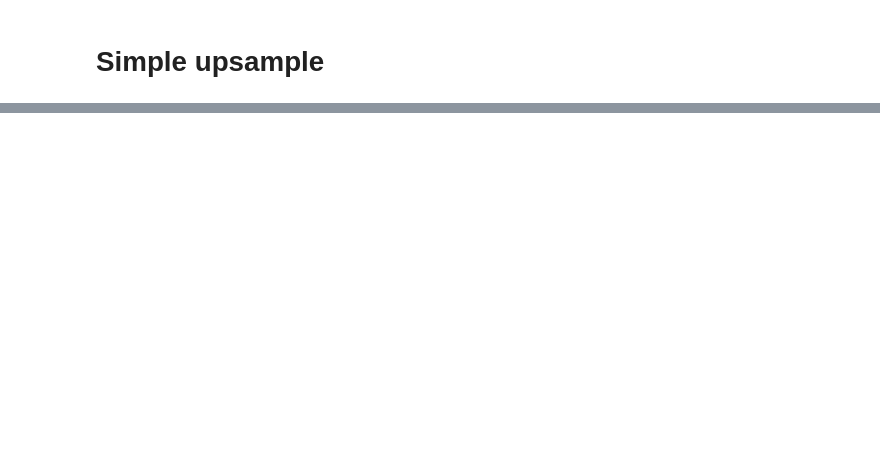
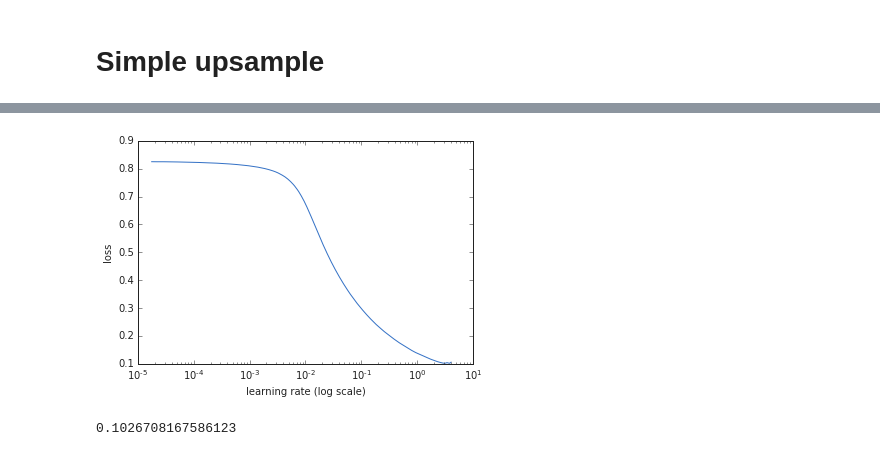
Before and after one commit to amer/2DUnet, a Jupyter notebook: inspect_aneurysm_data.ipynb, the cells around one changed output, grey strips where cells are left out. Drawn from its saved outputs; the diff is of its cells as text; code cells hidden in the pictures; blank space fills up the shorter version.

```diff
--- a/inspect_aneurysm_data.ipynb
+++ b/inspect_aneurysm_data.ipynb
@@ -666,0 +753,10 @@ learn.bn_freeze(True)
+# %%
+m_base = get_base()
+# %%
+m = to_gpu(Unet34(m_base))
+models = UnetModel(m)
+
+learn = ConvLearner(md, models)
+learn.opt_fn=optim.Adam
+learn.crit=nn.BCEWithLogitsLoss()
+learn.metrics=[accuracy_thresh(0.5),dice]
@@ -666,0 +767,4 @@ learn.bn_freeze(True)
+# %%
+learn.lr_find()
+learn.sched.plot()
+# %% [output]
@@ -666,0 +772,5 @@ learn.bn_freeze(True)
+[figure, added]
+# %%
+learn.sched.best
+# %% [output]
+0.1026708167586123
```
Also changed, not shown: parts of 24 cells of this notebook.
